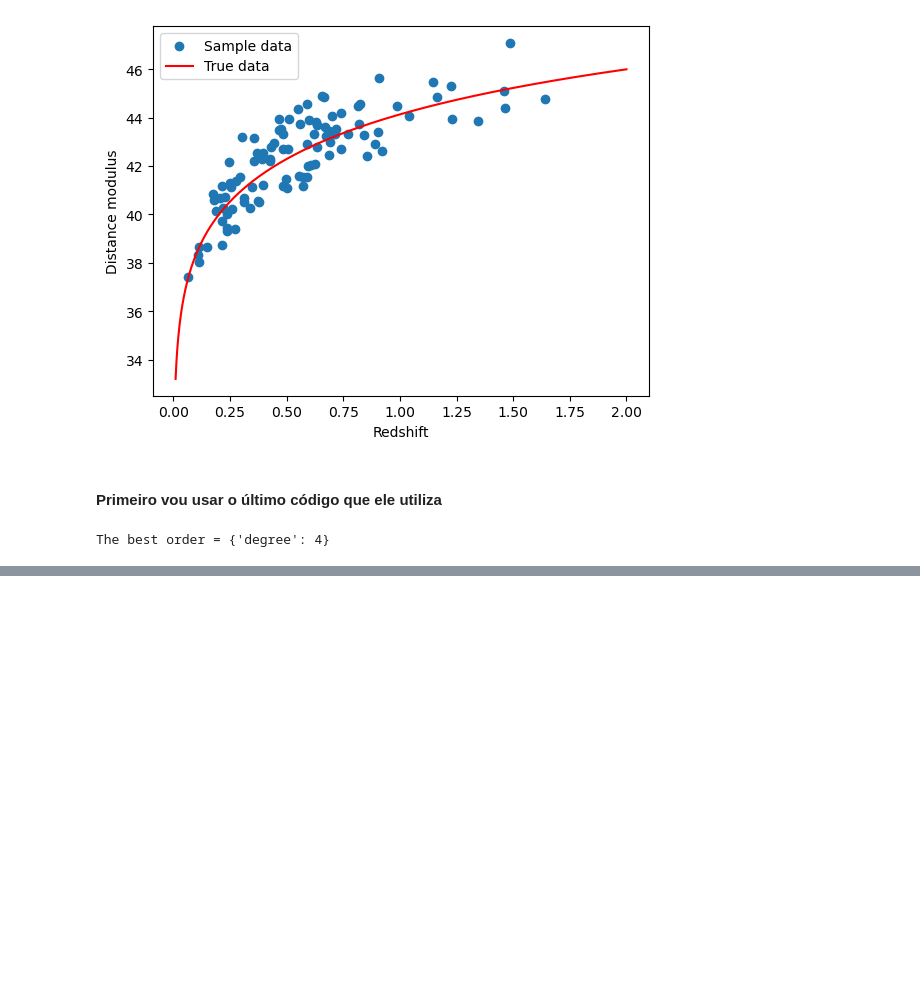
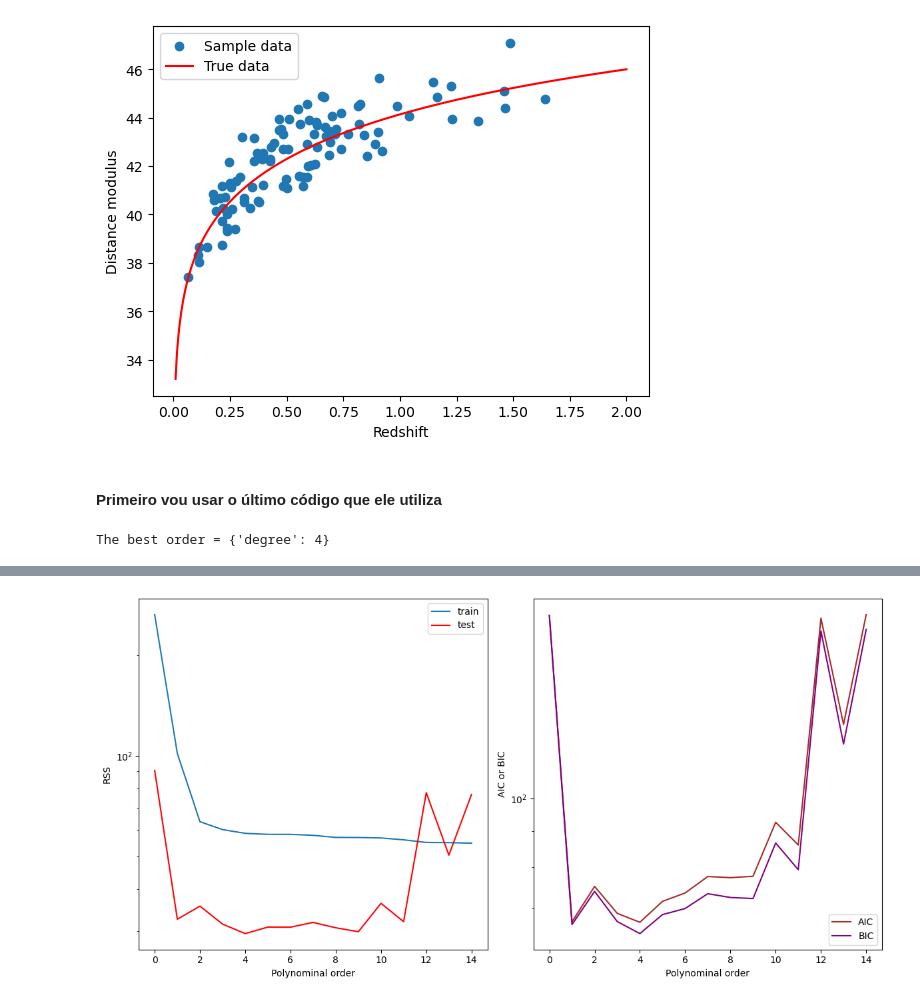
Before and after one commit to pedrobranco1999/MLD2025, a Jupyter notebook: Notebooks/MLD2025-01b-Deciding when good is good enough.ipynb, the cells around one changed output, grey strips where cells are left out. Cells and saved outputs as stored; diff of their text form; code cells hidden in the pictures; blank space fills up the shorter version.

```diff
--- a/Notebooks/MLD2025-01b-Deciding when good is good enough.ipynb
+++ b/Notebooks/MLD2025-01b-Deciding when good is good enough.ipynb
@@ -571,2 +561,45 @@ The best order = {'degree': 4}
+# %%
+n_orders = 15
+orders = np.arange(n_orders)
+
+RSS_train = np.zeros(n_orders)
+RSS_test = np.zeros(n_orders)
+BIC = np.zeros(n_orders)
+AIC = np.zeros(n_orders)
+
+best_fit = []
+
+for i, order in enumerate(orders):
+    # Fit the training sample using polyfit
+    p = np.polyfit(z_sample[i_train], mu_sample[i_train], order)
+    best_fit.append(p)
+
+    # Calculate the best fit on the training sample
+    mu_fit_train = np.polyval(p, z_sample[i_train])
+    RSS_train[i] = np.sum((mu_sample[i_train]-mu_fit_train)**2)
+
+    # Calculate the best fit on the test sample
+    mu_fit_test = np.polyval(p, z_sample[i_test])
+    RSS_test[i] = np.sum((mu_sample[i_test]-mu_fit_test)**2)
+
+    BIC[i] = 2*RSS_test[i] + order*np.log10(len(i_test))
+    AIC[i] = 2*order + 2*RSS_test[i]
+# %%
+fig, ax = plt.subplots(ncols=2, figsize=(12,6))
+ax[0].plot(orders, RSS_train, label='train')
+ax[0].plot(orders, RSS_test, color='red', label='test')
+ax[0].legend()
+ax[0].set_xlabel('Polynominal order')
+ax[0].set_ylabel('RSS')
+ax[1].plot(orders, AIC, color='brown', label='AIC')
+ax[1].plot(orders, BIC, color='purple', label='BIC')
+ax[1].legend()
+ax[1].set_xlabel('Polynominal order')
+ax[1].set_ylabel('AIC or BIC')
+ax[0].set_yscale('log')
+ax[1].set_yscale('log')
+plt.tight_layout()
+# %% [output]
+[figure, added]
 # %%
 # %% [output]
```
Also changed, not shown: parts of 24 cells of this notebook, 4 other files.
